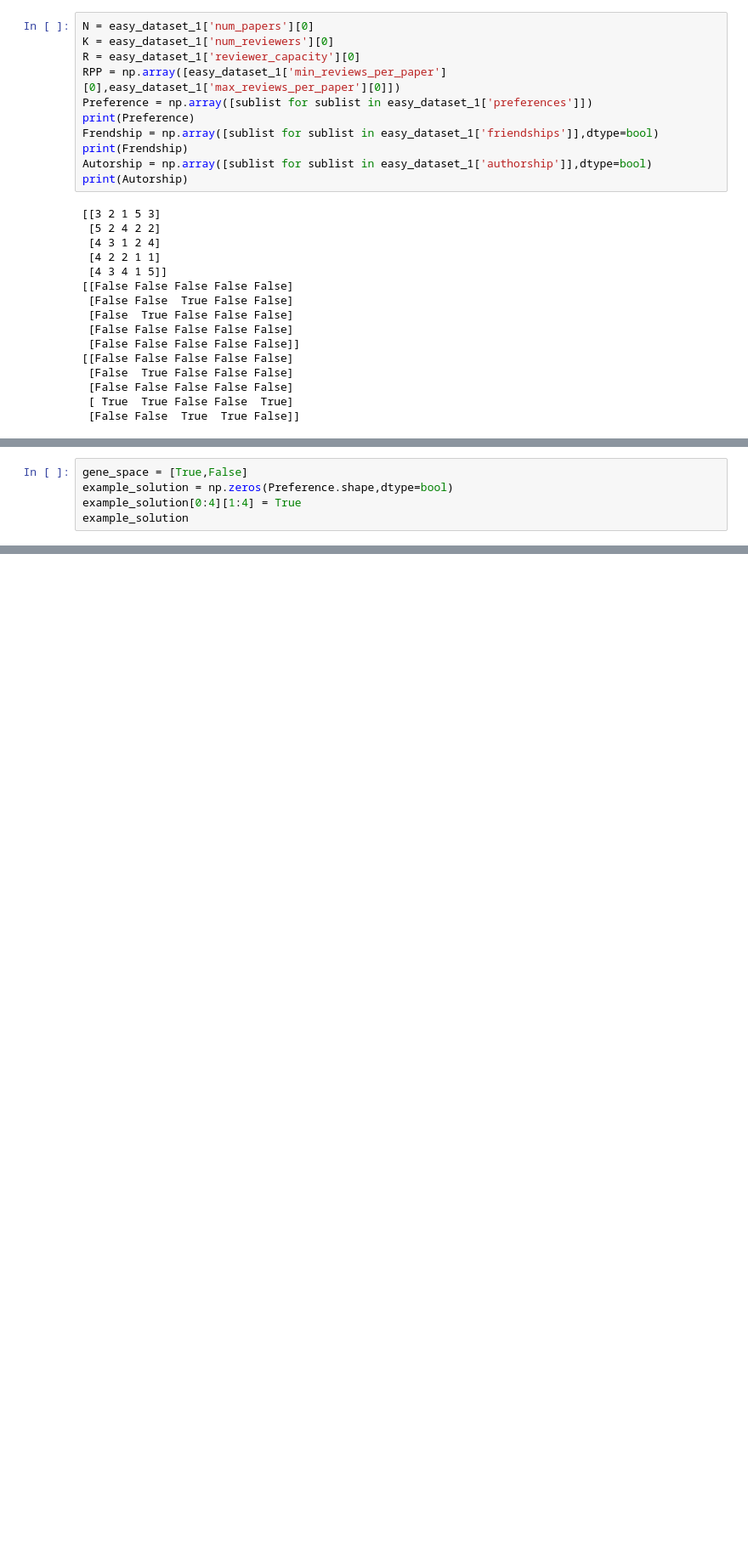
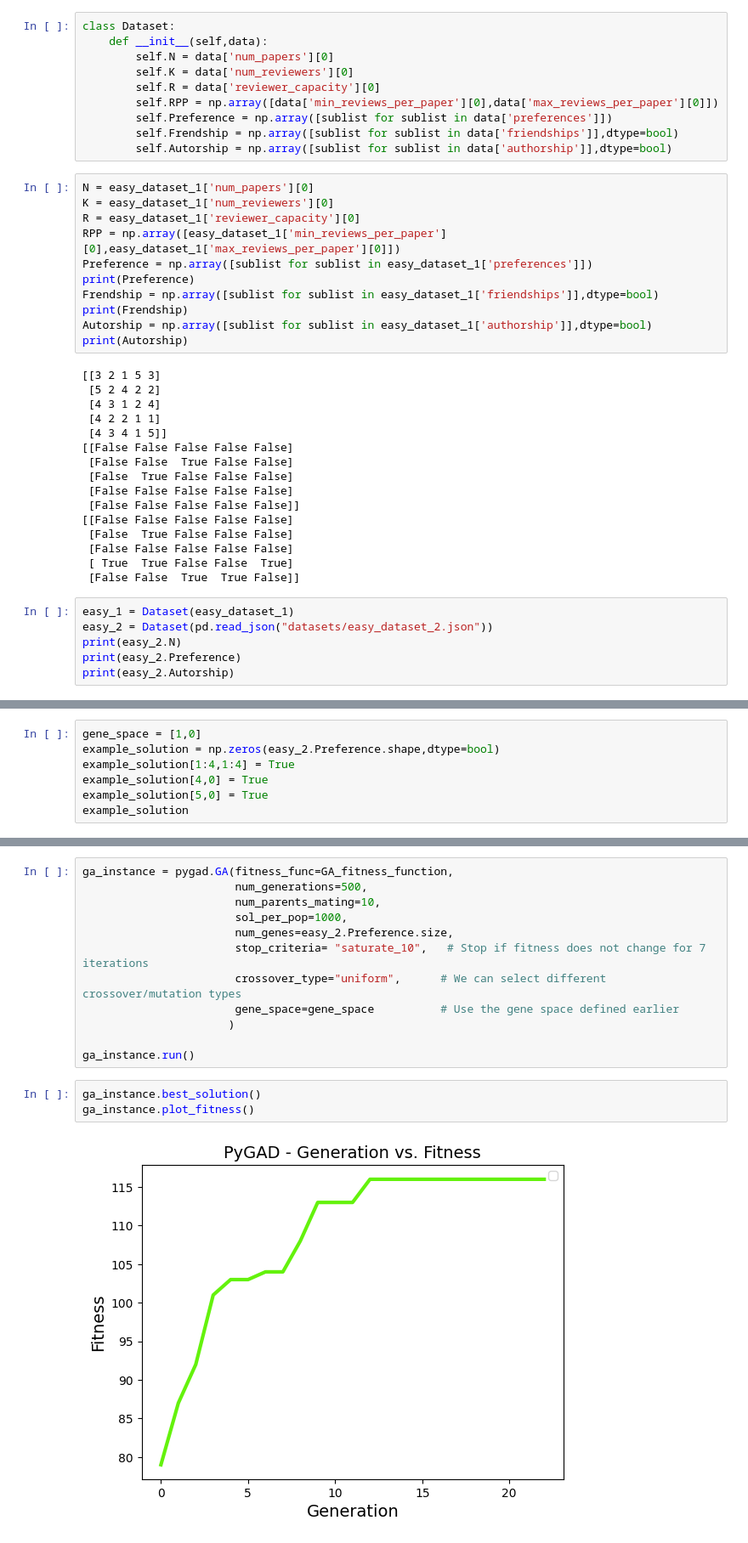
Before and after one commit to TallDuck404/IS-Course-Labs-UL-FRI, a Jupyter notebook: Seminar1/seminar1.ipynb, the cells around one changed output, grey strips where cells are left out. Shown: that part at 85% size. Saved outputs shown, nothing was run; the diff lists cells and outputs as text; blank space fills up the shorter version.

```diff
--- a/Seminar1/seminar1.ipynb
+++ b/Seminar1/seminar1.ipynb
@@ -14,6 +14,16 @@ easy_dataset_1
 | 2 | Easy Dataset 1 | 5 | 5 | 3 | 3 | 5 | ... |
 | 3 | Easy Dataset 1 | 5 | 5 | 3 | 3 | 5 | ... |
 | 4 | Easy Dataset 1 | 5 | 5 | 3 | 3 | 5 | ... |
+# %%
+class Dataset:
+    def __init__(self,data):
+        self.N = data['num_papers'][0]
+        self.K = data['num_reviewers'][0]
+        self.R = data['reviewer_capacity'][0]
+        self.RPP = np.array([data['min_reviews_per_paper'][0],data['max_reviews_per_paper'][0]])
+        self.Preference = np.array([sublist for sublist in data['preferences']])
+        self.Frendship = np.array([sublist for sublist in data['friendships']],dtype=bool)
+        self.Autorship = np.array([sublist for sublist in data['authorship']],dtype=bool)
 # %%
 N = easy_dataset_1['num_papers'][0]
 K = easy_dataset_1['num_reviewers'][0]
@@ -41,3 +51,9 @@ print(Autorship)
  [False False False False False]
  [ True  True False False  True]
  [False False  True  True False]]
+# %%
+easy_1 = Dataset(easy_dataset_1)
+easy_2 = Dataset(pd.read_json("datasets/easy_dataset_2.json"))
+print(easy_2.N)
+print(easy_2.Preference)
+print(easy_2.Autorship)
@@ -44,6 +78,8 @@ print(Autorship)
 # %%
-gene_space = [True,False]
-example_solution = np.zeros(Preference.shape,dtype=bool)
-example_solution[0:4][1:4] = True
+gene_space = [1,0]
+example_solution = np.zeros(easy_2.Preference.shape,dtype=bool)
+example_solution[1:4,1:4] = True
+example_solution[4,0] = True
+example_solution[5,0] = True
 example_solution
 # %% [output]
@@ -73,0 +130,17 @@ print(fitness_function(example_solution))
+# %%
+ga_instance = pygad.GA(fitness_func=GA_fitness_function,
+                       num_generations=500,
+                       num_parents_mating=10,
+                       sol_per_pop=1000,
+                       num_genes=easy_2.Preference.size,
+                       stop_criteria= "saturate_10",   # Stop if fitness does not change for 7 iterations
+                       crossover_type="uniform",      # We can select different crossover/mutation types
+                       gene_space=gene_space          # Use the gene space defined earlier
+                      )
+
+ga_instance.run()
+# %%
+ga_instance.best_solution()
+ga_instance.plot_fitness()
+# %% [output]
+[figure, added]
```
Also changed, not shown: parts of 6 cells of this notebook, 1 other file.
